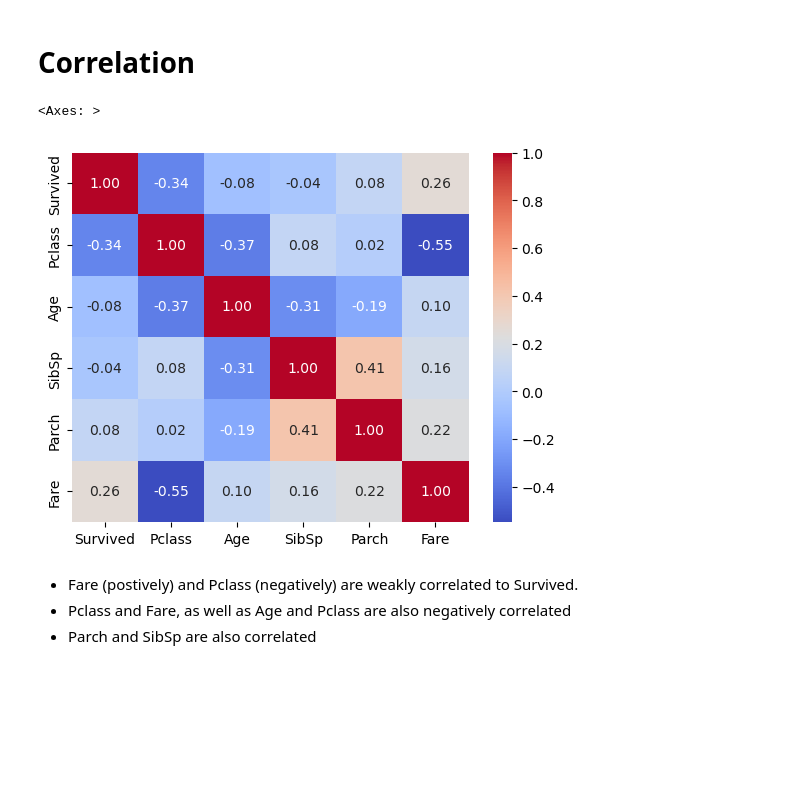
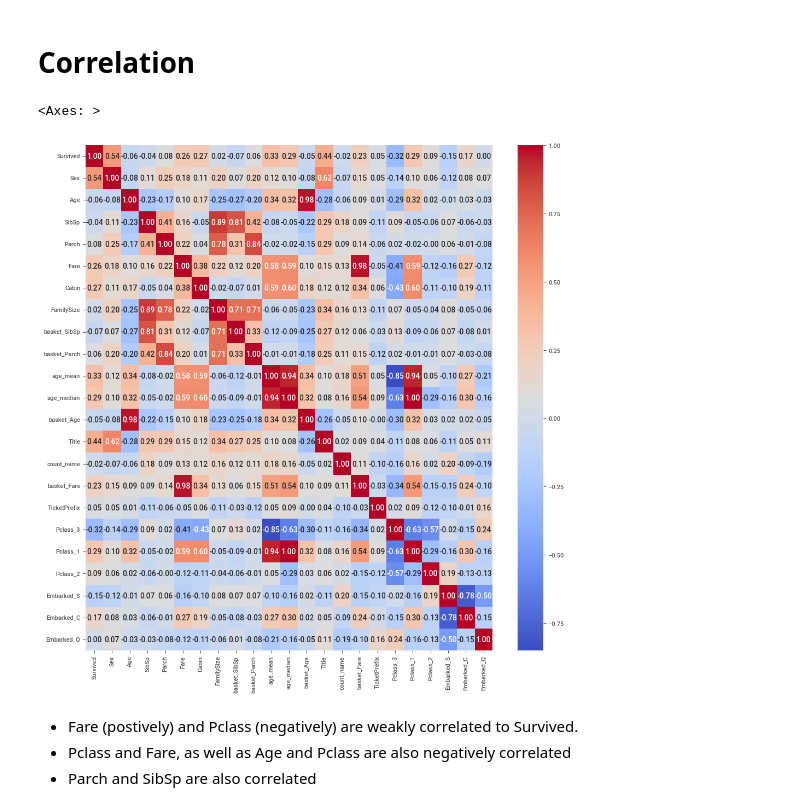
Before and after one commit to gellertlr/titanic_ml, a Jupyter notebook: titanic_investigation.ipynb, the cells around one changed output. Cells and saved outputs as stored; diff of their text form; code cells hidden in the pictures; blank space fills up the shorter version.

```diff
--- a/titanic_investigation.ipynb
+++ b/titanic_investigation.ipynb
@@ -13,3 +42,8 @@ FN_TEST = 'data/test.csv'
+# %%
+base_path = Path('data')
+output_path = Path('output')
+FN_DATA = base_path / 'train.csv'
+FN_TEST = base_path / 'test.csv'
 # %%
 df = pd.read_csv(FN_DATA)
 df.describe(include='all')
@@ -64,0 +253,18 @@ fig.tight_layout()
+# %%
+age_bins = np.arange(0, 100, 10)
+age_labels = np.arange(0, len(age_bins)-1, 1)
+fare_bins = np.arange(0, 600, 50)
+fare_labels = np.arange(0, len(fare_bins)-1, 1)
+
+df_fe = (
+    df_preprocessed.pipe(add_family_size)
+    .pipe(bucket_col, "SibSp", [0,2, 100], [0, 1], right=False)
+    .pipe(bucket_col, "Parch", [0,2, 100], [0, 1], right=False)
+    .pipe(add_aggregated_pclass)
+    .pipe(bucket_col, "Age", age_bins, age_labels)
+    .pipe(decompose_full_name)
+    .pipe(decompose_cabin)
+    .pipe(bucket_col, "Fare", fare_bins, fare_labels, right=False)
+    .pipe(split_ticket)
+)
+df_fe
@@ -64,0 +351,18 @@ fig.tight_layout()
+# %%
+drop_scope = ['Name', 'Ticket', 'FirstName', 'LastName', 'PassengerId', 'TicketNumber']
+scale_cols = ['Age', 'Fare', 'FamilySize', 'age_mean', 'age_median', 'count_name', 'basket_Fare', 'basket_Age', 'SibSp', 'Parch', 'Title', "TicketPrefix"]
+cat_cols = ['Pclass', 'Embarked']
+label_cols = ['TicketPrefix', 'Title', 'Sex', 'Cabin']
+
+save_encoder = True
+overwrite = True
+scale = False
+
+df_processed = (
+    df_fe.pipe(cast_category, [*cat_cols, *label_cols])
+    .pipe(encoder, cat_cols, 'onehot', save_encoder=save_encoder, overwrite=overwrite)
+    .pipe(encoder, label_cols, 'rare', save_encoder=save_encoder, overwrite=overwrite)
+    .pipe(encoder, label_cols, 'ordinal', save_encoder=save_encoder, overwrite=overwrite)
+    .pipe(drop_columns, drop_scope)
+    .pipe(scale_features, scale_cols, scale, save_encoder=save_encoder, overwrite=overwrite)
+)
@@ -65,10 +385,11 @@ fig.tight_layout()
 # %% [markdown]
 # Correlation
 # %%
-sns.heatmap(df[plot_cols].corr(), annot=True, fmt='.2f', cmap='coolwarm')
+fig, ax = plt.subplots(figsize=(12, 12))
+sns.heatmap(df_processed.corr(), annot=True, fmt='.2f', cmap='coolwarm', ax=ax)
 # %% [output]
 <Axes: >
-[figure, old version]
+[figure, new version]
 # %% [markdown]
 - Fare (postively) and Pclass (negatively) are weakly correlated to Survived.
 - Pclass and Fare, as well as Age and Pclass are also negatively correlated
```
Also changed, not shown: parts of 36 cells of this notebook.
